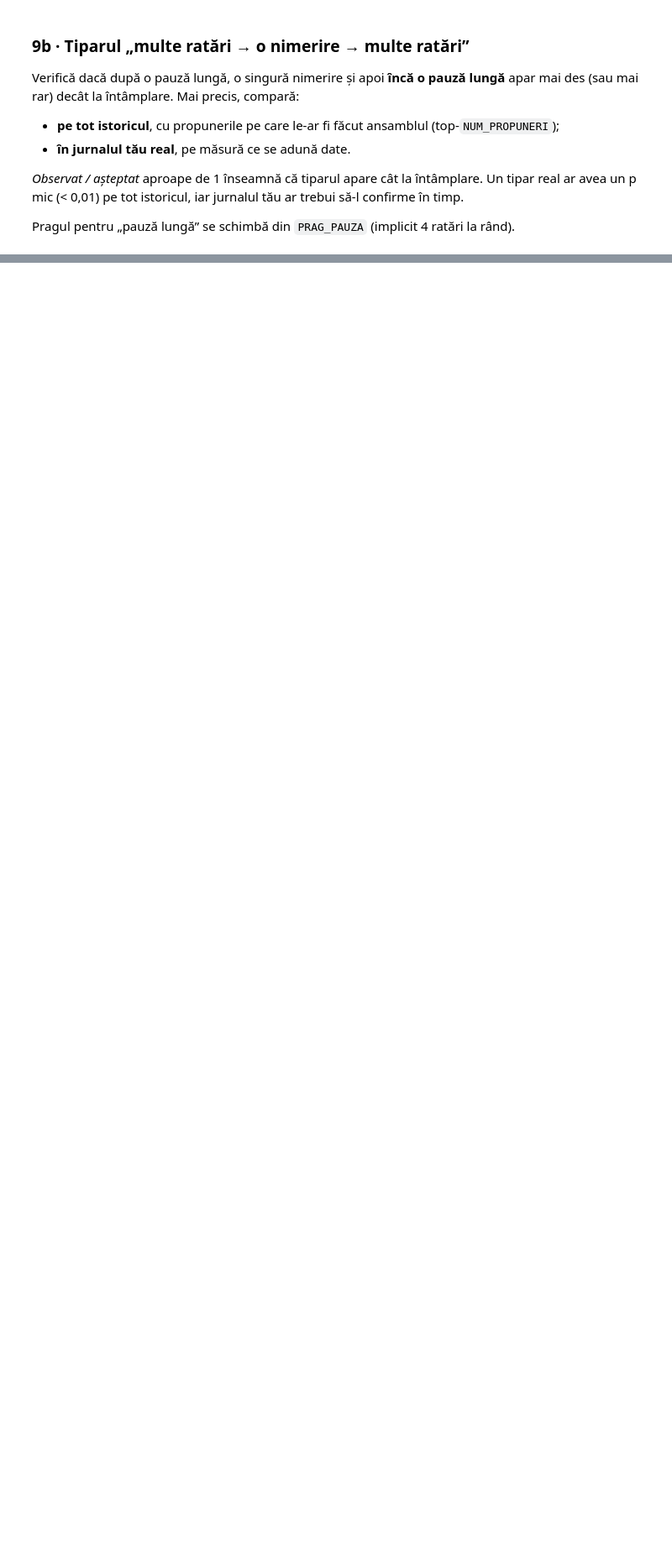
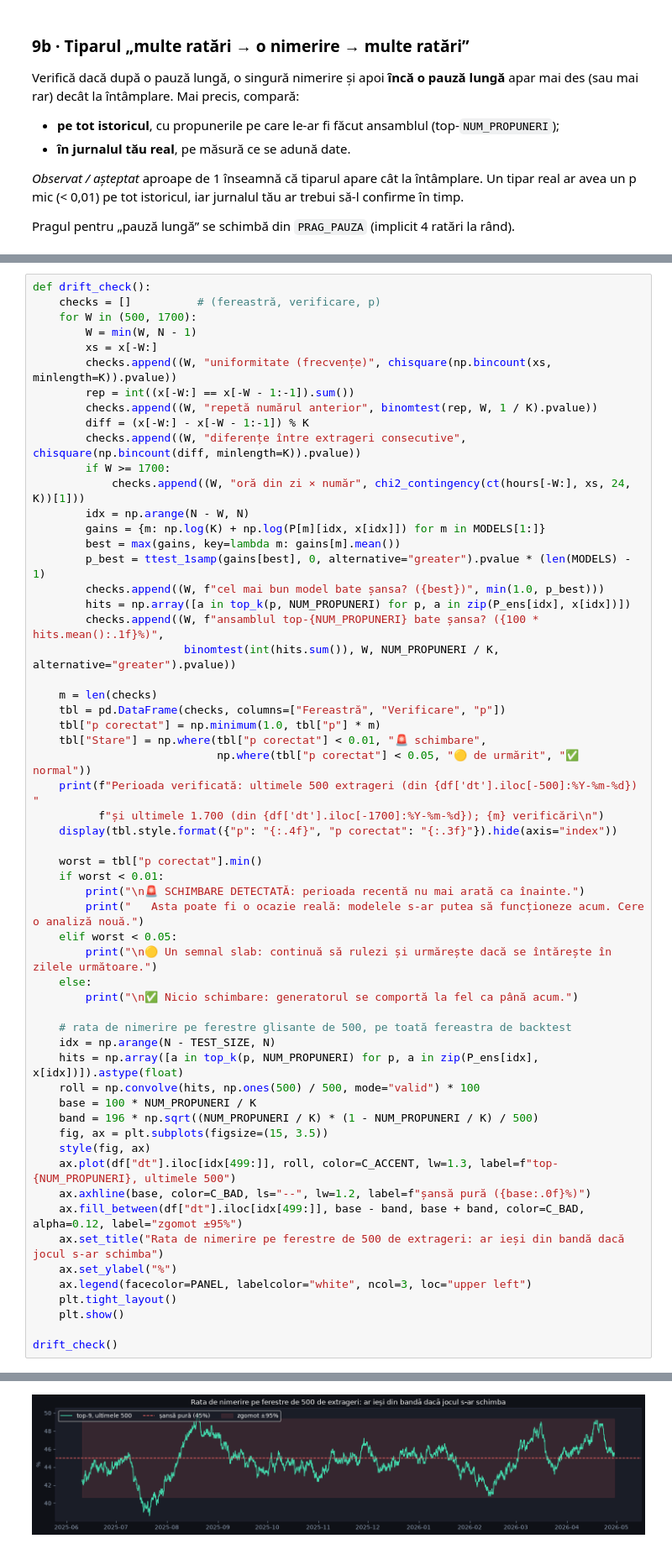
Before and after one commit to sabinski7/Predictor, a Jupyter notebook: Predictor.ipynb, the cells around one changed output, grey strips where cells are left out. Shown at 84% size. Saved outputs shown, nothing was run; the diff lists cells and outputs as text; blank space fills up the shorter version.

```diff
--- a/Predictor.ipynb
+++ b/Predictor.ipynb
@@ -801,0 +823,59 @@ Legătura dintre lungimile a două pauze consecutive: corelație -0.015 (p = 0.0
+# %%
+def drift_check():
+    checks = []          # (fereastră, verificare, p)
+    for W in (500, 1700):
+        W = min(W, N - 1)
+        xs = x[-W:]
+        checks.append((W, "uniformitate (frecvențe)", chisquare(np.bincount(xs, minlength=K)).pvalue))
+        rep = int((x[-W:] == x[-W - 1:-1]).sum())
+        checks.append((W, "repetă numărul anterior", binomtest(rep, W, 1 / K).pvalue))
+        diff = (x[-W:] - x[-W - 1:-1]) % K
+        checks.append((W, "diferențe între extrageri consecutive", chisquare(np.bincount(diff, minlength=K)).pvalue))
+        if W >= 1700:
+            checks.append((W, "oră din zi × număr", chi2_contingency(ct(hours[-W:], xs, 24, K))[1]))
+        idx = np.arange(N - W, N)
+        gains = {m: np.log(K) + np.log(P[m][idx, x[idx]]) for m in MODELS[1:]}
+        best = max(gains, key=lambda m: gains[m].mean())
+        p_best = ttest_1samp(gains[best], 0, alternative="greater").pvalue * (len(MODELS) - 1)
+        checks.append((W, f"cel mai bun model bate șansa? ({best})", min(1.0, p_best)))
+        hits = np.array([a in top_k(p, NUM_PROPUNERI) for p, a in zip(P_ens[idx], x[idx])])
+        checks.append((W, f"ansamblul top-{NUM_PROPUNERI} bate șansa? ({100 * hits.mean():.1f}%)",
+                       binomtest(int(hits.sum()), W, NUM_PROPUNERI / K, alternative="greater").pvalue))
+
+    m = len(checks)
+    tbl = pd.DataFrame(checks, columns=["Fereastră", "Verificare", "p"])
+    tbl["p corectat"] = np.minimum(1.0, tbl["p"] * m)
+    tbl["Stare"] = np.where(tbl["p corectat"] < 0.01, "🚨 schimbare",
+                            np.where(tbl["p corectat"] < 0.05, "🟡 de urmărit", "✅ normal"))
+    print(f"Perioada verificată: ultimele 500 extrageri (din {df['dt'].iloc[-500]:%Y-%m-%d}) "
+          f"și ultimele 1.700 (din {df['dt'].iloc[-1700]:%Y-%m-%d}); {m} verificări\n")
+    display(tbl.style.format({"p": "{:.4f}", "p corectat": "{:.3f}"}).hide(axis="index"))
+
+    worst = tbl["p corectat"].min()
+    if worst < 0.01:
+        print("\n🚨 SCHIMBARE DETECTATĂ: perioada recentă nu mai arată ca înainte.")
+        print("   Asta poate fi o ocazie reală: modelele s-ar putea să funcționeze acum. Cere o analiză nouă.")
+    elif worst < 0.05:
+        print("\n🟡 Un semnal slab: continuă să rulezi și urmărește dacă se întărește în zilele următoare.")
+    else:
+        print("\n✅ Nicio schimbare: generatorul se comportă la fel ca până acum.")
+
+    # rata de nimerire pe ferestre glisante de 500, pe toată fereastra de backtest
+    idx = np.arange(N - TEST_SIZE, N)
+    hits = np.array([a in top_k(p, NUM_PROPUNERI) for p, a in zip(P_ens[idx], x[idx])]).astype(float)
+    roll = np.convolve(hits, np.ones(500) / 500, mode="valid") * 100
+    base = 100 * NUM_PROPUNERI / K
+    band = 196 * np.sqrt((NUM_PROPUNERI / K) * (1 - NUM_PROPUNERI / K) / 500)
+    fig, ax = plt.subplots(figsize=(15, 3.5))
+    style(fig, ax)
+    ax.plot(df["dt"].iloc[idx[499:]], roll, color=C_ACCENT, lw=1.3, label=f"top-{NUM_PROPUNERI}, ultimele 500")
+    ax.axhline(base, color=C_BAD, ls="--", lw=1.2, label=f"șansă pură ({base:.0f}%)")
+    ax.fill_between(df["dt"].iloc[idx[499:]], base - band, base + band, color=C_BAD, alpha=0.12, label="zgomot ±95%")
+    ax.set_title("Rata de nimerire pe ferestre de 500 de extrageri: ar ieși din bandă dacă jocul s-ar schimba")
+    ax.set_ylabel("%")
+    ax.legend(facecolor=PANEL, labelcolor="white", ncol=3, loc="upper left")
+    plt.tight_layout()
+    plt.show()
+
+drift_check()
+# %% [output]
@@ -802,3 +896,4 @@ Legătura dintre lungimile a două pauze consecutive: corelație -0.015 (p = 0.0
+[figure, added]
 # %% [markdown]
 ## 10 · ✍️ Introdu ultimul număr extras
 
```
Also changed, not shown: parts of 10 cells of this notebook, 1 other file.
